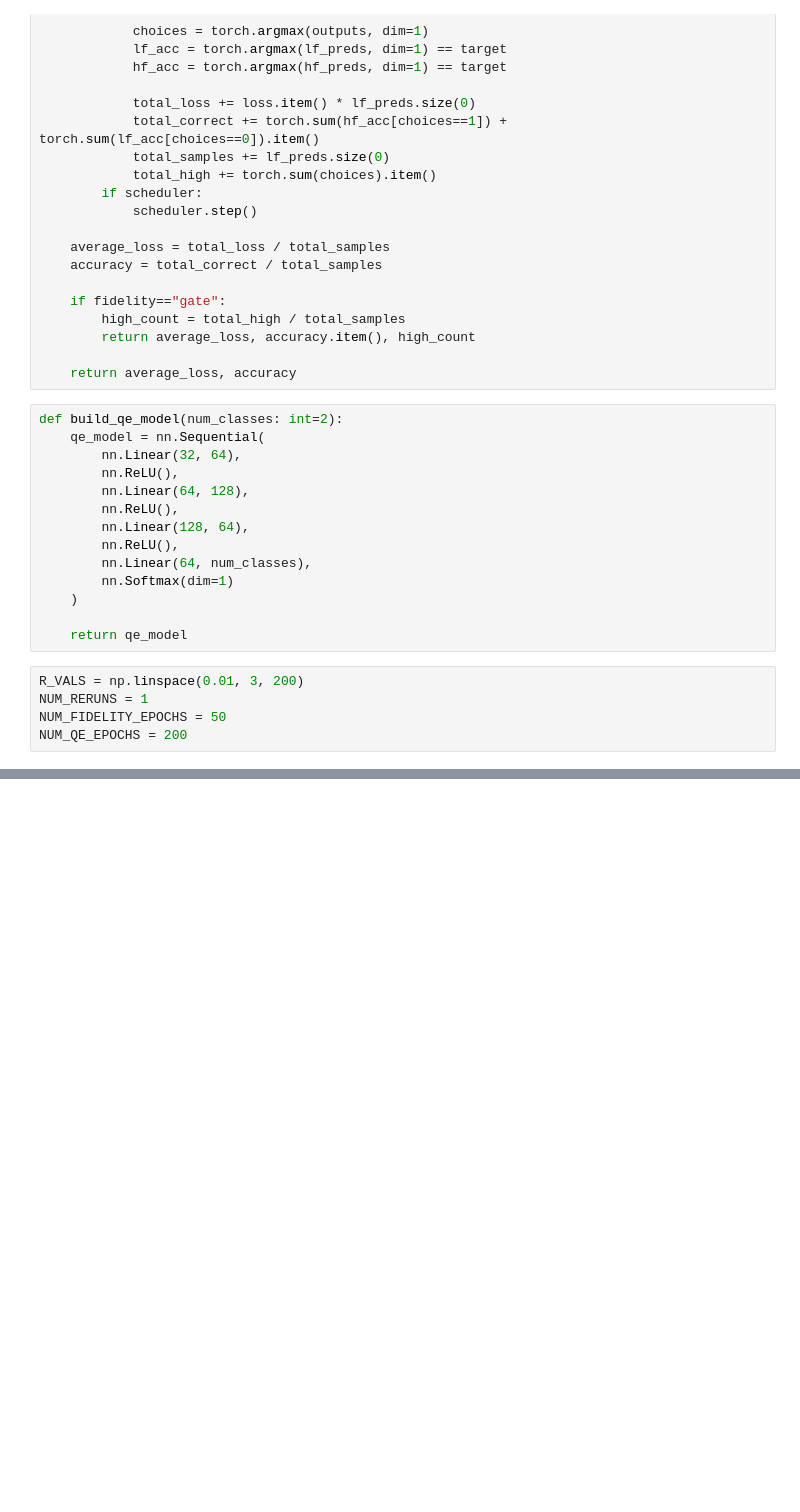
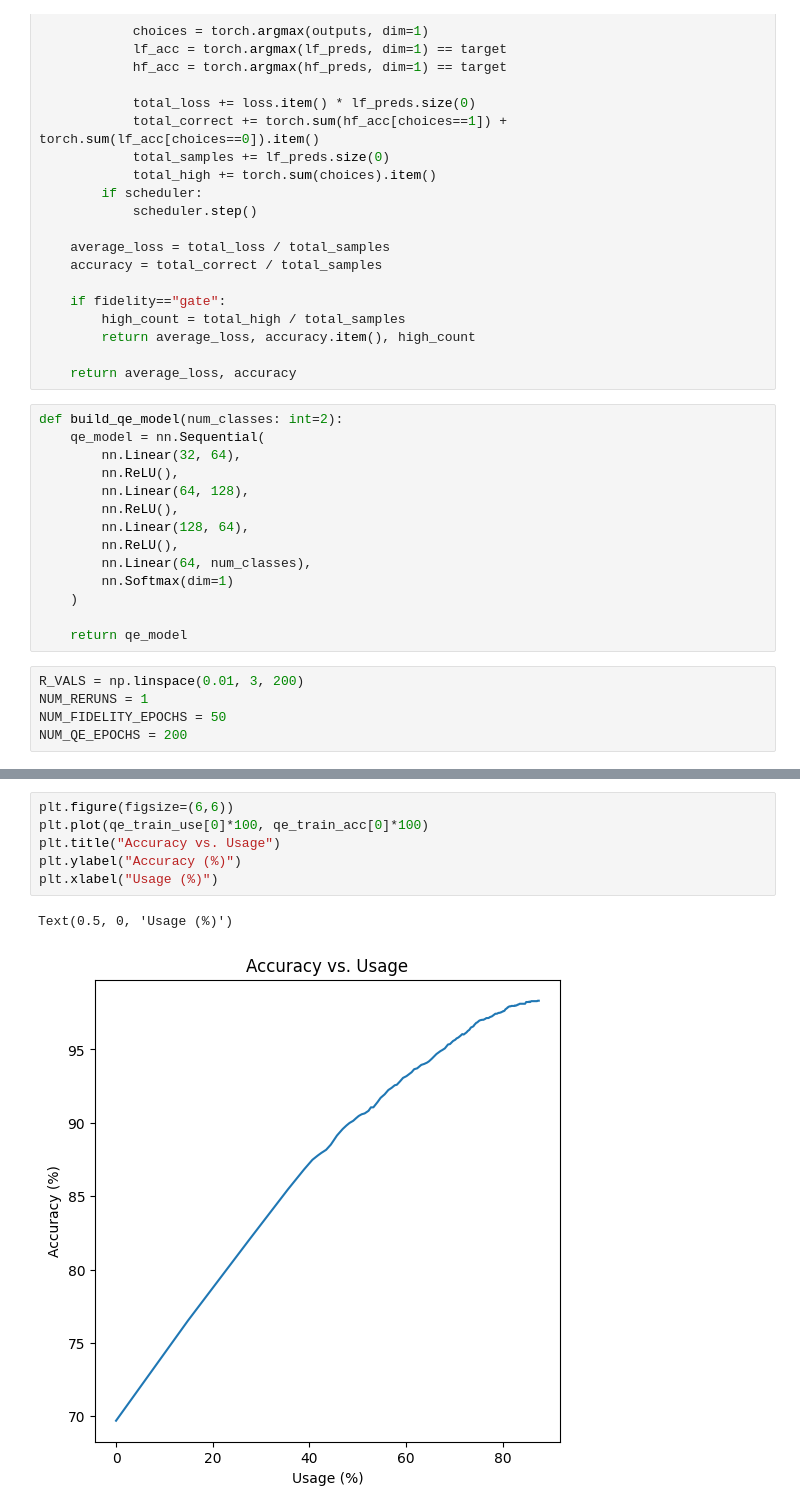
Before and after one commit to justlab11/Fidelity_Selection, a Jupyter notebook: Toy_DS_FE_Model_v3.ipynb, the cells around one changed output, grey strips where cells are left out. Drawn from its saved outputs; the diff is of its cells as text; blank space fills up the shorter version.

Commit message:
small plot additions

```diff
--- a/Toy_DS_FE_Model_v3.ipynb
+++ b/Toy_DS_FE_Model_v3.ipynb
@@ -675,3 +675,12 @@ plt.plot(R_VALS, qe_train_use[0]*100)
+# %%
+plt.figure(figsize=(6,6))
+plt.plot(qe_train_use[0]*100, qe_train_acc[0]*100)
+plt.title("Accuracy vs. Usage")
+plt.ylabel("Accuracy (%)")
+plt.xlabel("Usage (%)")
+# %% [output]
+Text(0.5, 0, 'Usage (%)')
+[figure, added]
 # %%
 plt.figure(figsize=(6,10))
 plt.subplot(211)
```
Also changed, not shown: parts of 9 cells of this notebook.
